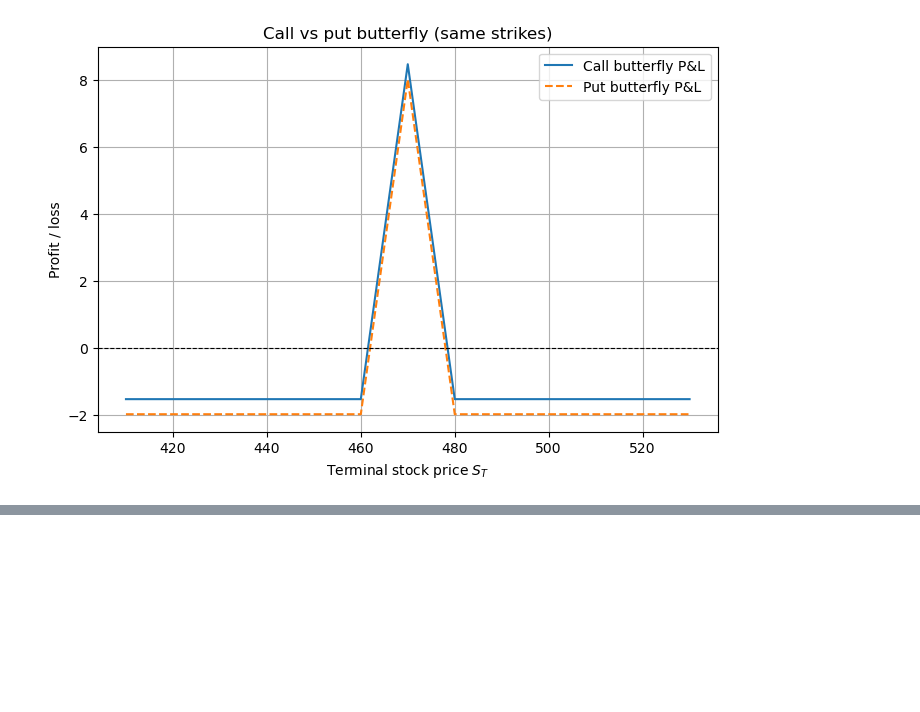
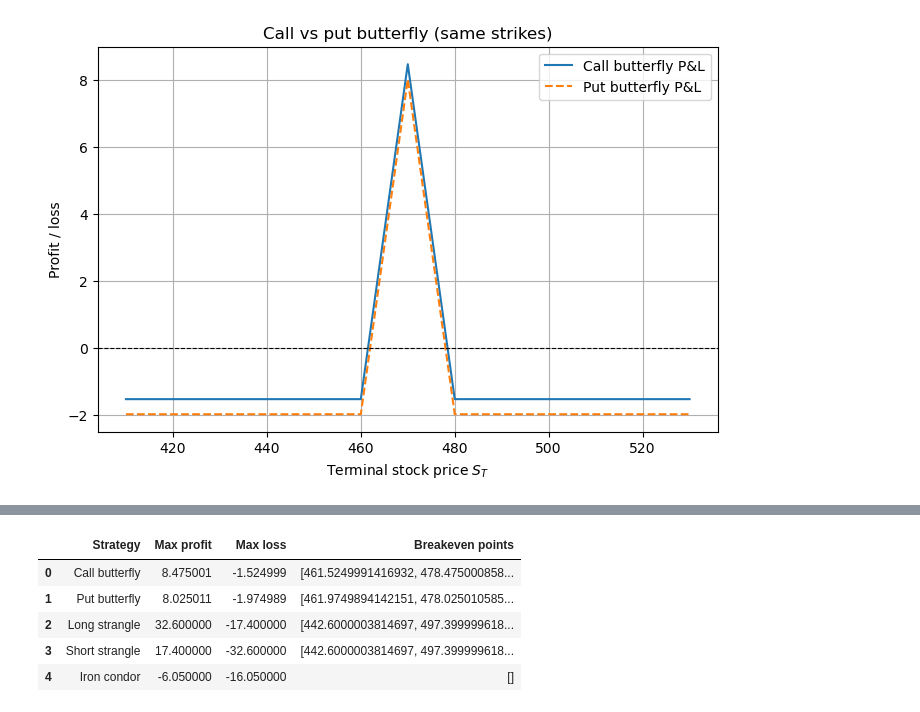
Before and after one commit to crowedavid02/FIN42020-Derivative-Securities-Project, a Jupyter notebook: notebooks/05_vol_trade.ipynb, the cells around one changed output, grey strips where cells are left out. Saved outputs shown, nothing was run; the diff lists cells and outputs as text; code cells hidden in the pictures; blank space fills up the shorter version.

```diff
--- a/notebooks/05_vol_trade.ipynb
+++ b/notebooks/05_vol_trade.ipynb
@@ -260,0 +407,59 @@ plt.show()
+# %%
+# ============================================================
+# Summary statistics for all strategies
+# ============================================================
+
+import pandas as pd
+import numpy as np
+
+summary = []
+
+def strategy_stats(name, S_grid, pnl):
+    max_profit = float(np.max(pnl))
+    max_loss = float(np.min(pnl))
+
+    # detect breakevens by looking for sign changes
+    sign_change = np.sign(pnl)
+    idx = np.where(np.diff(sign_change) != 0)[0]
+
+    breakevens = []
+    for i in idx:
+        S1, S2 = S_grid[i], S_grid[i + 1]
+        P1, P2 = pnl[i], pnl[i + 1]
+        if P2 != P1:
+            S_be = S1 - P1 * (S2 - S1) / (P2 - P1)  # linear interpolation
+            breakevens.append(float(S_be))
+
+    return {
+        "Strategy": name,
+        "Max profit": max_profit,
+        "Max loss": max_loss,
+        "Breakeven points": breakevens
+    }
+
+# ============================================================
+# ADD YOUR STRATEGY NAMES AND VARIABLES HERE
+# Replace anything that does not match your notebook
+# ============================================================
+
+# Butterfly (these come from your screenshot)
+summary.append(strategy_stats("Call butterfly", S_grid, bf_pnl_call))
+summary.append(strategy_stats("Put butterfly", S_grid, bf_pnl_put))
+
+# Strangle (modify names if yours differ)
+summary.append(strategy_stats("Long strangle", S_grid_strangle, strangle_pnl))
+summary.append(strategy_stats("Short strangle", S_grid_strangle, short_strangle_pnl))
+
+# Iron condor (modify if your variables differ)
+summary.append(strategy_stats("Iron condor", S_grid_ic, iron_condor_pnl))
+
+# Output
+summary_df = pd.DataFrame(summary)
+summary_df
+# %% [output]
+|  | Strategy | Max profit | Max loss | Breakeven points |
+| 0 | Call butterfly | 8.475001 | -1.524999 | [461.5249991416932, 478.475000858... |
+| 1 | Put butterfly | 8.025011 | -1.974989 | [461.9749894142151, 478.025010585... |
+| 2 | Long strangle | 32.600000 | -17.400000 | [442.6000003814697, 497.399999618... |
+| 3 | Short strangle | 17.400000 | -32.600000 | [442.6000003814697, 497.399999618... |
+| 4 | Iron condor | -6.050000 | -16.050000 | [] |
```
Also changed, not shown: parts of 9 cells of this notebook.
